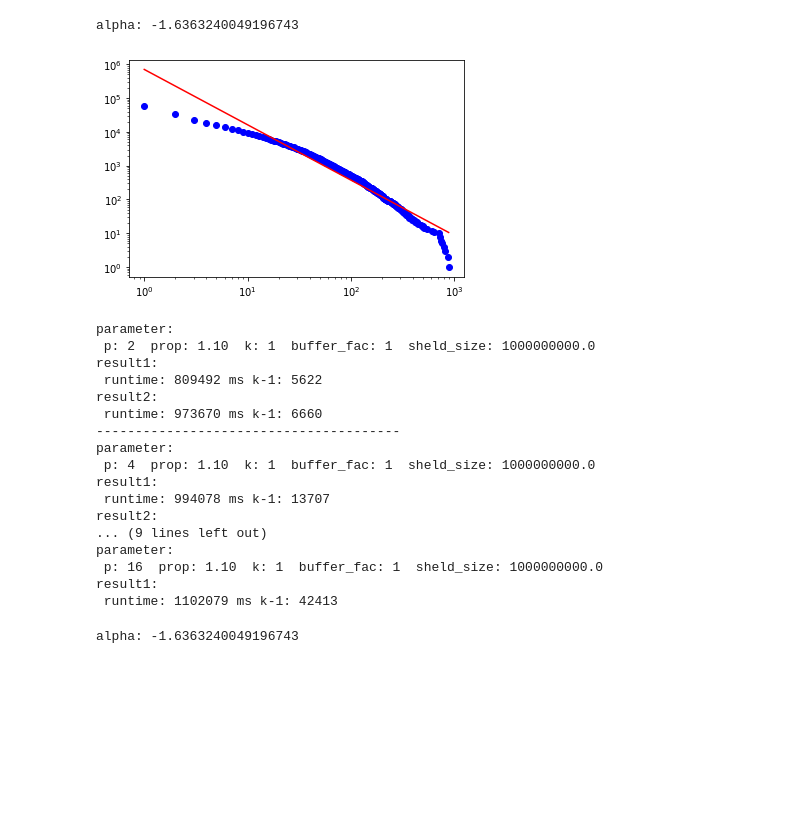
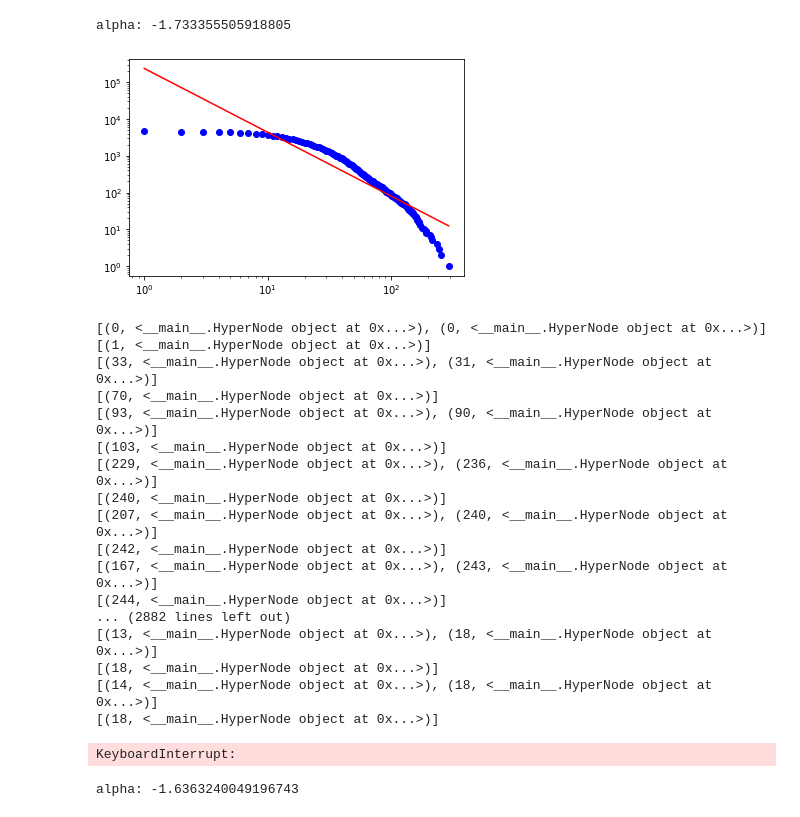
Before and after one commit to guanhuhao/hypergraph, a Jupyter notebook: non-stream bipart-test.ipynb, the cells around one changed output. Drawn from its saved outputs; the diff is of its cells as text; code cells hidden in the pictures; blank space fills up the shorter version.

```diff
--- a/non-stream bipart-test.ipynb
+++ b/non-stream bipart-test.ipynb
@@ -323,60 +342,61 @@ def degree_distribute(mp_node,show = True,logx=True,logy=True,coeff = True,cumul
 
     return [(x[i],y[i]) for i in range(len(x))]
 # %%
-path = "./data/github/github.txt"
-# path = "./data/wiki/wiki.txt"
+# path = "./data/github/github.txt"
+path = "./data/wiki/wiki.txt"
 p = 1
 mp_node,mp_edge = load_data(path)
 ls = degree_distribute(mp_node)
 for turn in range(8):
     p*=2
     prop = 1.1
     k = 1
-    buffer_fac = 1
+    buffer_fac = 3
     shield_heavy_edge = 1e9
     mp_node,mp_edge = load_data(path)
 #     degree_distribute(mp_node)
     time_beg = time.time()
     part_node,part_edge = solve(p,mp_node,mp_edge,prop,k,buffer_fac = buffer_fac,shield_heavy_edge = shield_heavy_edge)
     time_end = time.time()
     mp_node,mp_edge = load_data(path)
     # recoder(part_node,mp_node,mp_edge,"./data/wiki")
     k_1 = sum([len(i) for i in part_edge]) - len(mp_edge)
 #     print(turn," ",k_1)
     print("parameter:\n","p:",p," prop:","%.2f"%prop," k:",k," buffer_fac:",buffer_fac,
           " sheld_size:",shield_heavy_edge)
     print("result1:\n","runtime:",int((time_end-time_beg)*1000),"ms k-1:",k_1)
     mp_node,mp_edge = load_data(path)
 #     degree_distribute(mp_node)
     time_beg = time.time()
     part_node,part_edge = solve2(p,mp_node,mp_edge,prop,k,buffer_fac = buffer_fac,shield_heavy_edge = shield_heavy_edge)
     time_end = time.time()
     mp_node,mp_edge = load_data(path)
     # recoder(part_node,mp_node,mp_edge,"./data/wiki")
     k_1 = sum([len(i) for i in part_edge]) - len(mp_edge)
     print("result2:\n","runtime:",int((time_end-time_beg)*1000),"ms k-1:",k_1)
     print("---------------------------------------")
 #  runtime: 11999 ms k-1: 27102
 # %% [output]
-alpha: -1.6363240049196743
+alpha: -1.733355505918805
-[figure, old version]
+[figure, new version]
-parameter:
- p: 2  prop: 1.10  k: 1  buffer_fac: 1  sheld_size: 1000000000.0
-result1:
- runtime: 809492 ms k-1: 5622
-result2:
- runtime: 973670 ms k-1: 6660
----------------------------------------
-parameter:
- p: 4  prop: 1.10  k: 1  buffer_fac: 1  sheld_size: 1000000000.0
-result1:
- runtime: 994078 ms k-1: 13707
-result2:
-... (9 lines left out)
-parameter:
- p: 16  prop: 1.10  k: 1  buffer_fac: 1  sheld_size: 1000000000.0
-result1:
- runtime: 1102079 ms k-1: 42413
+[(0, <__main__.HyperNode object at 0x...>), (0, <__main__.HyperNode object at 0x...>)]
+[(1, <__main__.HyperNode object at 0x...>)]
+[(33, <__main__.HyperNode object at 0x...>), (31, <__main__.HyperNode object at 0x...>)]
+[(70, <__main__.HyperNode object at 0x...>)]
+[(93, <__main__.HyperNode object at 0x...>), (90, <__main__.HyperNode object at 0x...>)]
+[(103, <__main__.HyperNode object at 0x...>)]
+[(229, <__main__.HyperNode object at 0x...>), (236, <__main__.HyperNode object at 0x...>)]
+[(240, <__main__.HyperNode object at 0x...>)]
+[(207, <__main__.HyperNode object at 0x...>), (240, <__main__.HyperNode object at 0x...>)]
+[(242, <__main__.HyperNode object at 0x...>)]
+[(167, <__main__.HyperNode object at 0x...>), (243, <__main__.HyperNode object at 0x...>)]
+[(244, <__main__.HyperNode object at 0x...>)]
+... (2882 lines left out)
+[(13, <__main__.HyperNode object at 0x...>), (18, <__main__.HyperNode object at 0x...>)]
+[(18, <__main__.HyperNode object at 0x...>)]
+[(14, <__main__.HyperNode object at 0x...>), (18, <__main__.HyperNode object at 0x...>)]
+[(18, <__main__.HyperNode object at 0x...>)]
+KeyboardInterrupt:
 # %%
 def test_shield():
     x = []
```
Also changed, not shown: parts of 1 cell of this notebook.
